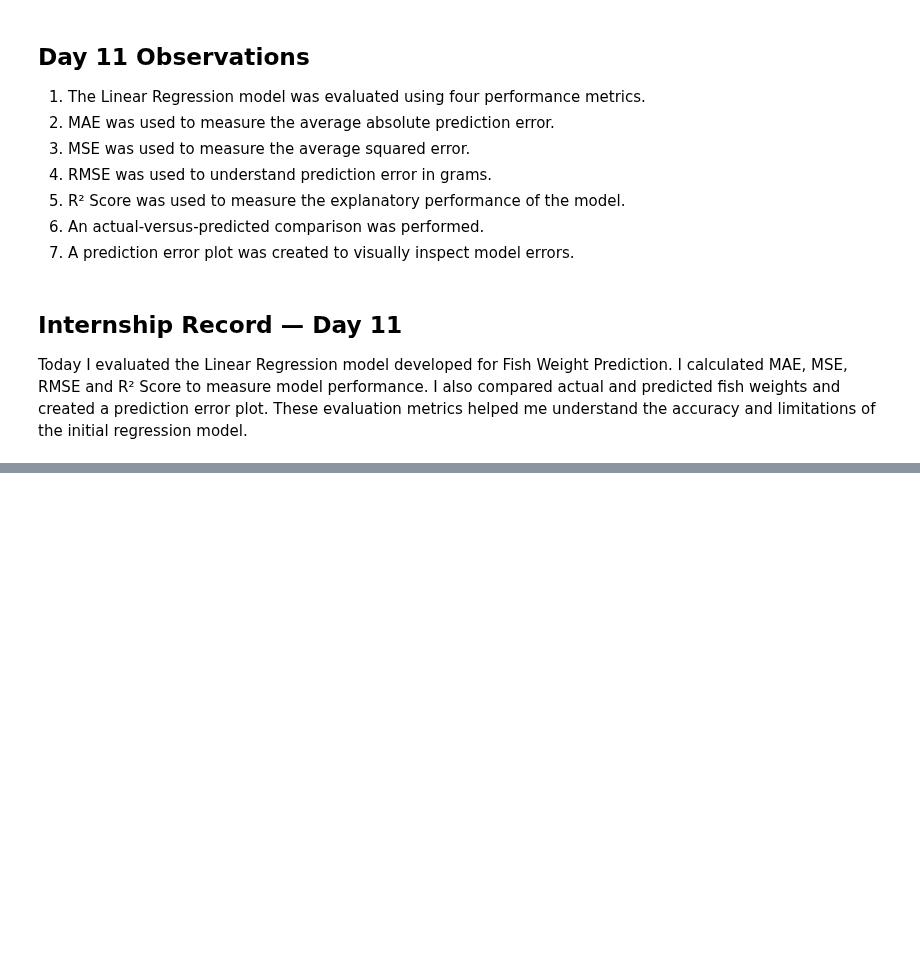
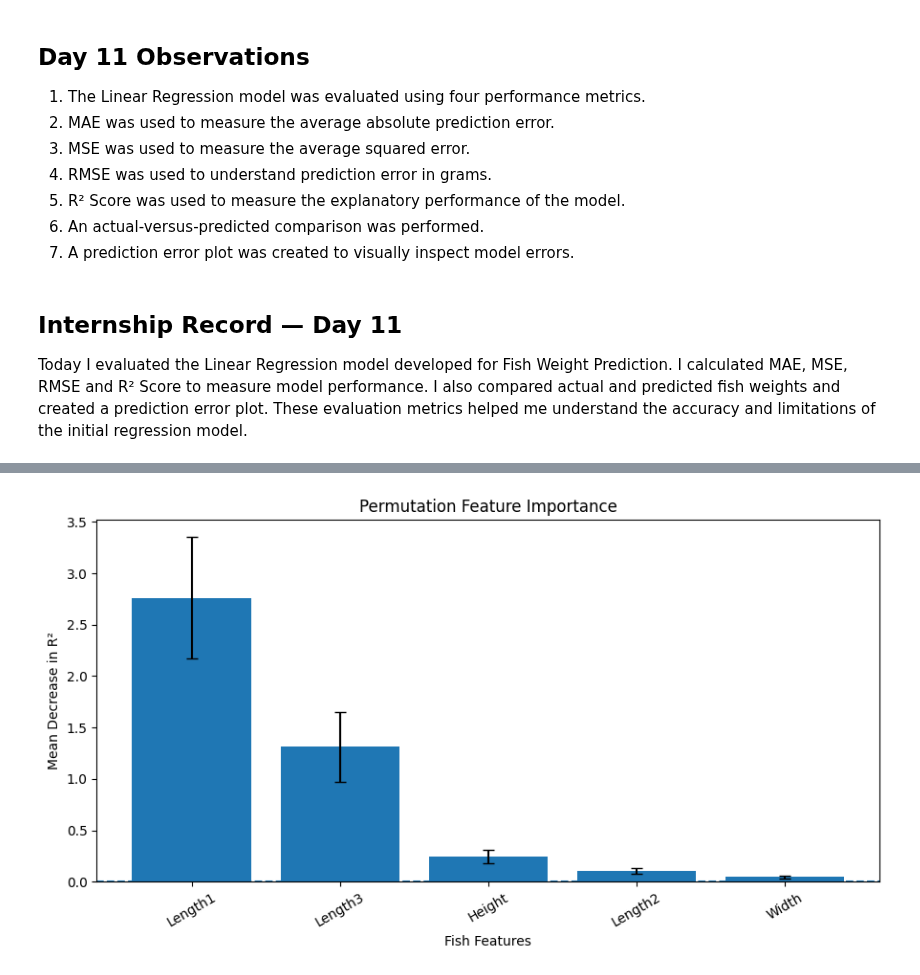
Before and after one commit to abhipsa29-cloud/Fish-Weight-Prediction, a Jupyter notebook: Fish_Weight_Prediction.ipynb, the cells around one changed output, grey strips where cells are left out. Drawn from its saved outputs; the diff is of its cells as text; code cells hidden in the pictures; blank space fills up the shorter version.

```diff
--- a/Fish_Weight_Prediction.ipynb
+++ b/Fish_Weight_Prediction.ipynb
@@ -2044,0 +2305,25 @@ Today I evaluated the Linear Regression model developed for Fish Weight Predicti
+# %%
+from sklearn.inspection import permutation_importance
+
+result = permutation_importance(
+    model,
+    X_test,
+    y_test,
+    scoring="r2",
+    n_repeats=20,
+    random_state=42
+)
+
+importance_table = pd.DataFrame({
+    "Feature": features,
+    "Importance Mean": result.importances_mean,
+    "Importance Std": result.importances_std
+})
+
+importance_table = importance_table.sort_values(
+    by="Importance Mean",
+    ascending=False
+)
+
+print("Permutation Feature Importance:")
+print(importance_table.to_string(index=False))
@@ -2044,0 +2348,21 @@ Today I evaluated the Linear Regression model developed for Fish Weight Predicti
+# %%
+plt.figure(figsize=(9, 5))
+
+plt.bar(
+    importance_table["Feature"],
+    importance_table["Importance Mean"],
+    yerr=importance_table["Importance Std"],
+    capsize=4
+)
+
+plt.axhline(y=0, linestyle="--")
+
+plt.xlabel("Fish Features")
+plt.ylabel("Mean Decrease in R²")
+plt.title("Permutation Feature Importance")
+
+plt.xticks(rotation=30)
+plt.tight_layout()
+plt.show()
+# %% [output]
+[figure, added]
```
Also changed, not shown: parts of 22 cells of this notebook.
